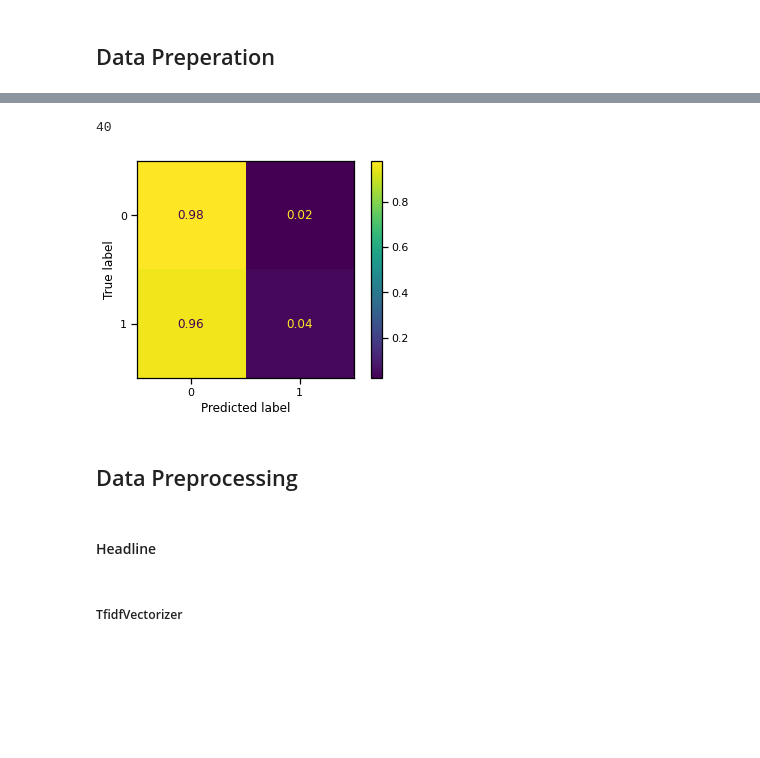
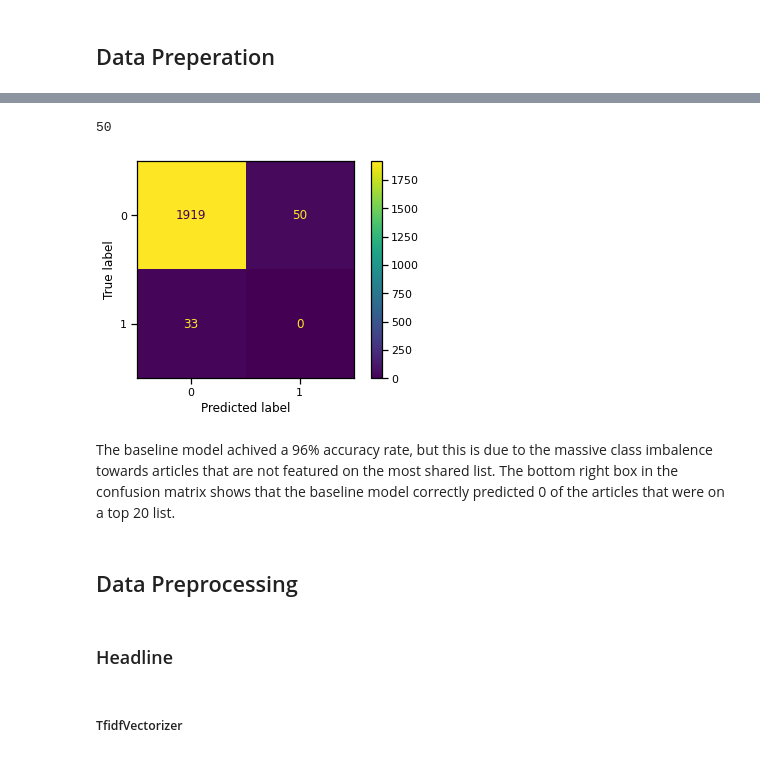
Before and after one commit to zach-hanly/nyt_predicting_shared_articles, a Jupyter notebook: modeling.ipynb, the cells around one changed output, grey strips where cells are left out. Drawn from its saved outputs; the diff is of its cells as text; code cells hidden in the pictures; blank space fills up the shorter version.

```diff
--- a/modeling.ipynb
+++ b/modeling.ipynb
@@ -174,17 +168,22 @@ Accuracy Score: 0.967391304347826
 # %%
+# count how many articles are labeled popular by predicitng probabilities
 dummy_prob = dummy.predict_proba(X_test)
-dummy_prob = [x[1] for x in dummy_prob if x[1] == 1]
-len(dummy_prob)
+dummy_predict_popular = [x[1] for x in dummy_prob if x[1] == 1]
+len(dummy_predict_popular)
 # %% [output]
-40
+50
-# %%
-plot_confusion_matrix(estimator=dummy, X=X_test, y_true=y_test, normalize='true');
-# %% [output]
-[figure, removed]
+# %%
+# plot confusion matrix to show error of the model
+# 0: 'not popular', 1: 'popular'
+plot_confusion_matrix(dummy, X_test, y_test);
+# %% [output]
+[figure, added]
+# %% [markdown]
+The baseline model achived a 96% accuracy rate, but this is due to the massive class imbalence towards articles that are not featured on the most shared list. The bottom right box in the confusion matrix shows that the baseline model correctly predicted  0 of the articles that were on a top 20 list.
 # %% [markdown]
 ## Data Preprocessing
 # %% [markdown]
-#### Headline
+### Headline
 # %% [markdown]
 ##### TfidfVectorizer
 # %%
```
Also changed, not shown: parts of 57 cells of this notebook, 3 other files.
